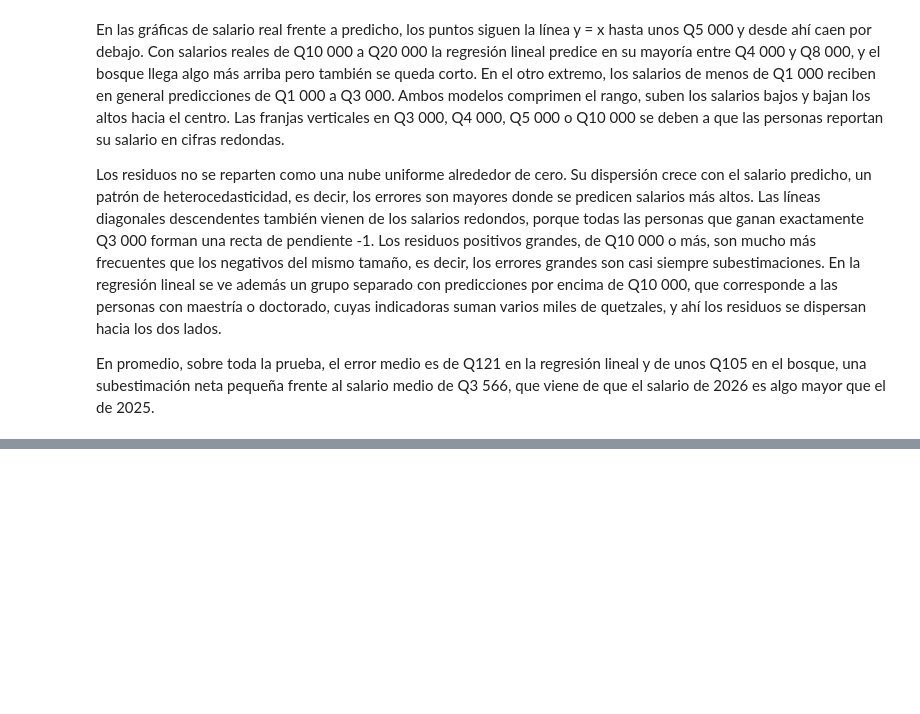
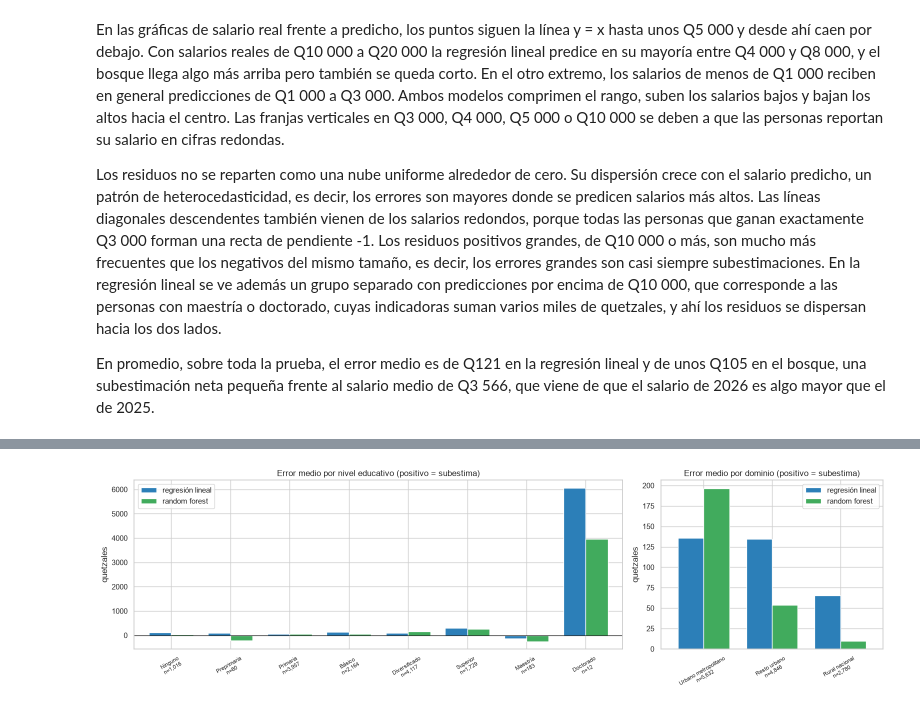
Before and after one commit to Fercho1118/Lab7_DS, a Jupyter notebook: notebooks/lab7.ipynb, the cells around one changed output, grey strips where cells are left out. Drawn from its saved outputs; the diff is of its cells as text; code cells hidden in the pictures; blank space fills up the shorter version.

Commit message:
Ejercicio 8: errores por nivel educativo y dominio, análisis por percentil de salario y discusión final

```diff
--- a/notebooks/lab7.ipynb
+++ b/notebooks/lab7.ipynb
@@ -1946,0 +1952,17 @@ salario de 2026 es algo mayor que el de 2025.
+# %%
+def errores_por(col, orden=None):
+    t = (predicciones.groupBy(col).agg(
+            F.count("*").alias("n"),
+            F.percentile_approx(OBJETIVO, 0.5, 100000).alias("salario_mediano"),
+            *[F.mean(F.abs(r)).alias(f"MAE {n}") for n, (_, r) in MOD_RES.items()],
+            *[F.mean(r).alias(f"error medio {n}") for n, (_, r) in MOD_RES.items()])
+         .toPandas().set_index(col))
+    return t.reindex([o for o in orden if o in t.index]) if orden else t.sort_values("n", ascending=False)
+
+
+err_nivel = errores_por("nivel_educativo", ORDEN_NIVEL)
+err_dominio = errores_por("dominio")
+print("por nivel educativo (prueba 2026-I):")
+display(err_nivel.round(1))
+print("por dominio (prueba 2026-I):")
+display(err_dominio.round(1))
@@ -1946,0 +1987,16 @@ salario de 2026 es algo mayor que el de 2025.
+# %%
+fig, ejes = plt.subplots(1, 2, figsize=(16, 4.8), gridspec_kw={"width_ratios": [2.2, 1]})
+for eje, tabla, titulo in [(ejes[0], err_nivel, "nivel educativo"), (ejes[1], err_dominio, "dominio")]:
+    tabla[[f"error medio {n}" for n in MOD_RES]].set_axis(list(MOD_RES), axis=1).plot.bar(
+        ax=eje, color=["#2c7fb8", "#41ab5d"], width=0.75)
+    eje.axhline(0, color="black", lw=0.8)
+    eje.set_title(f"Error medio por {titulo} (positivo = subestima)")
+    eje.set_ylabel("quetzales")
+    eje.set_xlabel("")
+    eje.tick_params(axis="x", rotation=30)
+    etiquetas = [f"{g}\nn={n:,}" for g, n in zip(tabla.index, tabla["n"])]
+    eje.set_xticks(range(len(tabla)), etiquetas, fontsize=8)
+plt.tight_layout()
+plt.show()
+# %% [output]
+[figure, added]
```
Also changed, not shown: parts of 10 cells of this notebook.
